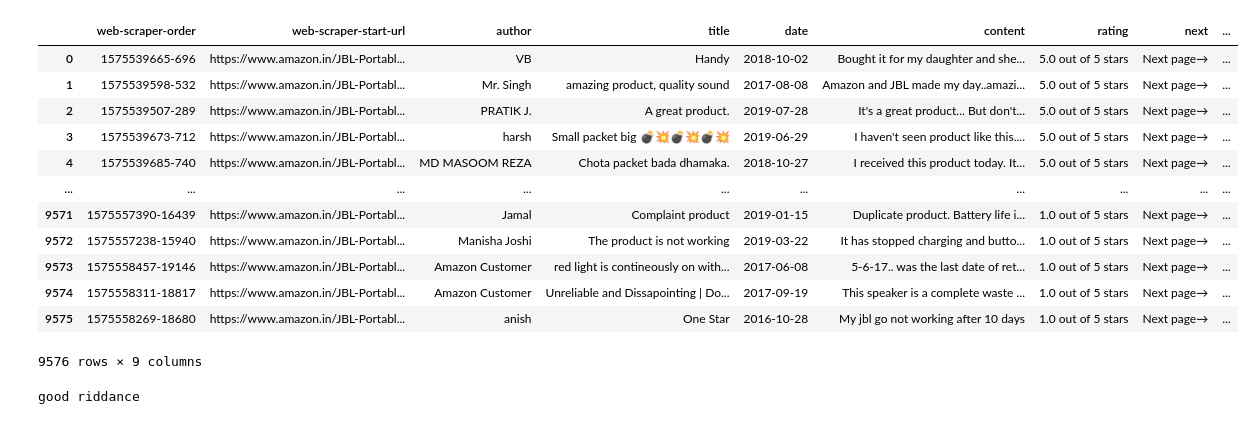
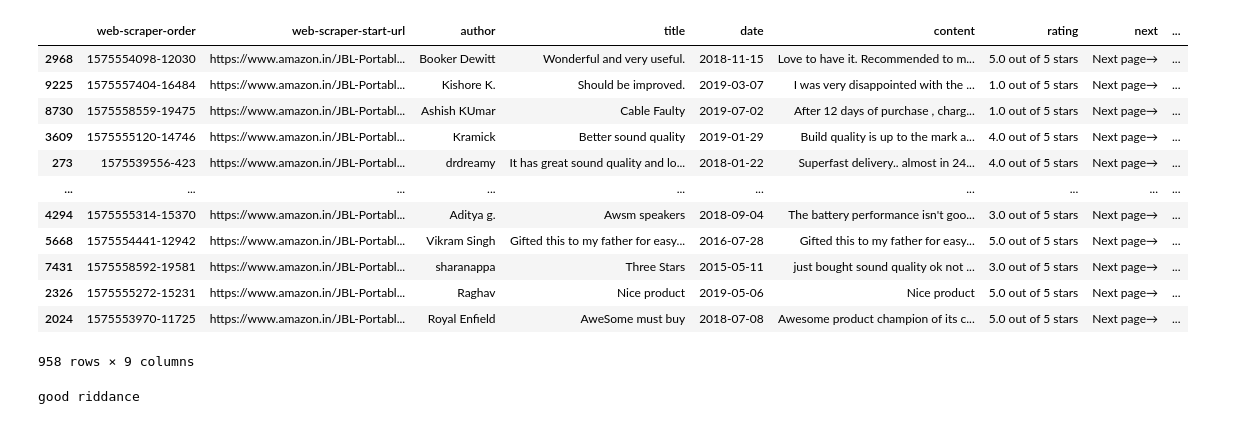
Before and after one commit to abhisheksaxena1998/packages, a Jupyter notebook: absa.ipynb, the cells around one changed output. Drawn from its saved outputs; the diff is of its cells as text; code cells hidden in the pictures.

```diff
--- a/absa.ipynb
+++ b/absa.ipynb
@@ -3,24 +3,25 @@
 # %%
 import pandas as pd
 import numpy as np
 import matplotlib.pyplot as plt
 
 df_m=pd.read_csv('amazon_reviews.csv')
+df_m=df_m.sample(frac=0.1)
 df_m
 # %% [output]
 |  | web-scraper-order | web-scraper-start-url | author | title | date | content | rating | next | ... |
-| 0 | 1575539665-696 | https://www.amazon.in/JBL-Portabl... | VB | Handy | 2018-10-02 | Bought it for my daughter and she... | 5.0 out of 5 stars | Next page→ | ... |
-| 1 | 1575539598-532 | https://www.amazon.in/JBL-Portabl... | Mr. Singh | amazing product, quality sound | 2017-08-08 | Amazon and JBL made my day..amazi... | 5.0 out of 5 stars | Next page→ | ... |
-| 2 | 1575539507-289 | https://www.amazon.in/JBL-Portabl... | PRATIK J. | A great product. | 2019-07-28 | It's a great product... But don't... | 5.0 out of 5 stars | Next page→ | ... |
-| 3 | 1575539673-712 | https://www.amazon.in/JBL-Portabl... | harsh | Small packet big 💣💥💣💥💣💥 | 2019-06-29 | I haven't seen product like this.... | 5.0 out of 5 stars | Next page→ | ... |
-| 4 | 1575539685-740 | https://www.amazon.in/JBL-Portabl... | MD MASOOM REZA | Chota packet bada dhamaka. | 2018-10-27 | I received this product today. It... | 5.0 out of 5 stars | Next page→ | ... |
+| 2968 | 1575554098-12030 | https://www.amazon.in/JBL-Portabl... | Booker Dewitt | Wonderful and very useful. | 2018-11-15 | Love to have it. Recommended to m... | 5.0 out of 5 stars | Next page→ | ... |
+| 9225 | 1575557404-16484 | https://www.amazon.in/JBL-Portabl... | Kishore K. | Should be improved. | 2019-03-07 | I was very disappointed with the ... | 1.0 out of 5 stars | Next page→ | ... |
+| 8730 | 1575558559-19475 | https://www.amazon.in/JBL-Portabl... | Ashish KUmar | Cable Faulty | 2019-07-02 | After 12 days of purchase , charg... | 1.0 out of 5 stars | Next page→ | ... |
+| 3609 | 1575555120-14746 | https://www.amazon.in/JBL-Portabl... | Kramick | Better sound quality | 2019-01-29 | Build quality is up to the mark a... | 4.0 out of 5 stars | Next page→ | ... |
+| 273 | 1575539556-423 | https://www.amazon.in/JBL-Portabl... | drdreamy | It has great sound quality and lo... | 2018-01-22 | Superfast delivery.. almost in 24... | 4.0 out of 5 stars | Next page→ | ... |
 | ... | ... | ... | ... | ... | ... | ... | ... | ... | ... |
-| 9571 | 1575557390-16439 | https://www.amazon.in/JBL-Portabl... | Jamal | Complaint product | 2019-01-15 | Duplicate product. Battery life i... | 1.0 out of 5 stars | Next page→ | ... |
-| 9572 | 1575557238-15940 | https://www.amazon.in/JBL-Portabl... | Manisha Joshi | The product is not working | 2019-03-22 | It has stopped charging and butto... | 1.0 out of 5 stars | Next page→ | ... |
-| 9573 | 1575558457-19146 | https://www.amazon.in/JBL-Portabl... | Amazon Customer | red light is contineously on with... | 2017-06-08 | 5-6-17.. was the last date of ret... | 1.0 out of 5 stars | Next page→ | ... |
-| 9574 | 1575558311-18817 | https://www.amazon.in/JBL-Portabl... | Amazon Customer | Unreliable and Dissapointing | Do... | 2017-09-19 | This speaker is a complete waste ... | 1.0 out of 5 stars | Next page→ | ... |
-| 9575 | 1575558269-18680 | https://www.amazon.in/JBL-Portabl... | anish | One Star | 2016-10-28 | My jbl go not working after 10 days | 1.0 out of 5 stars | Next page→ | ... |
+| 4294 | 1575555314-15370 | https://www.amazon.in/JBL-Portabl... | Aditya g. | Awsm speakers | 2018-09-04 | The battery performance isn't goo... | 3.0 out of 5 stars | Next page→ | ... |
+| 5668 | 1575554441-12942 | https://www.amazon.in/JBL-Portabl... | Vikram Singh | Gifted this to my father for easy... | 2016-07-28 | Gifted this to my father for easy... | 5.0 out of 5 stars | Next page→ | ... |
+| 7431 | 1575558592-19581 | https://www.amazon.in/JBL-Portabl... | sharanappa | Three Stars | 2015-05-11 | just bought sound quality ok not ... | 3.0 out of 5 stars | Next page→ | ... |
+| 2326 | 1575555272-15231 | https://www.amazon.in/JBL-Portabl... | Raghav | Nice product | 2019-05-06 | Nice product | 5.0 out of 5 stars | Next page→ | ... |
+| 2024 | 1575553970-11725 | https://www.amazon.in/JBL-Portabl... | Royal Enfield | AweSome must buy | 2018-07-08 | Awesome product champion of its c... | 5.0 out of 5 stars | Next page→ | ... |
-9576 rows × 9 columns
+958 rows × 9 columns
 # %%
 
 import requests
```
Also changed, not shown: parts of 67 cells of this notebook.
